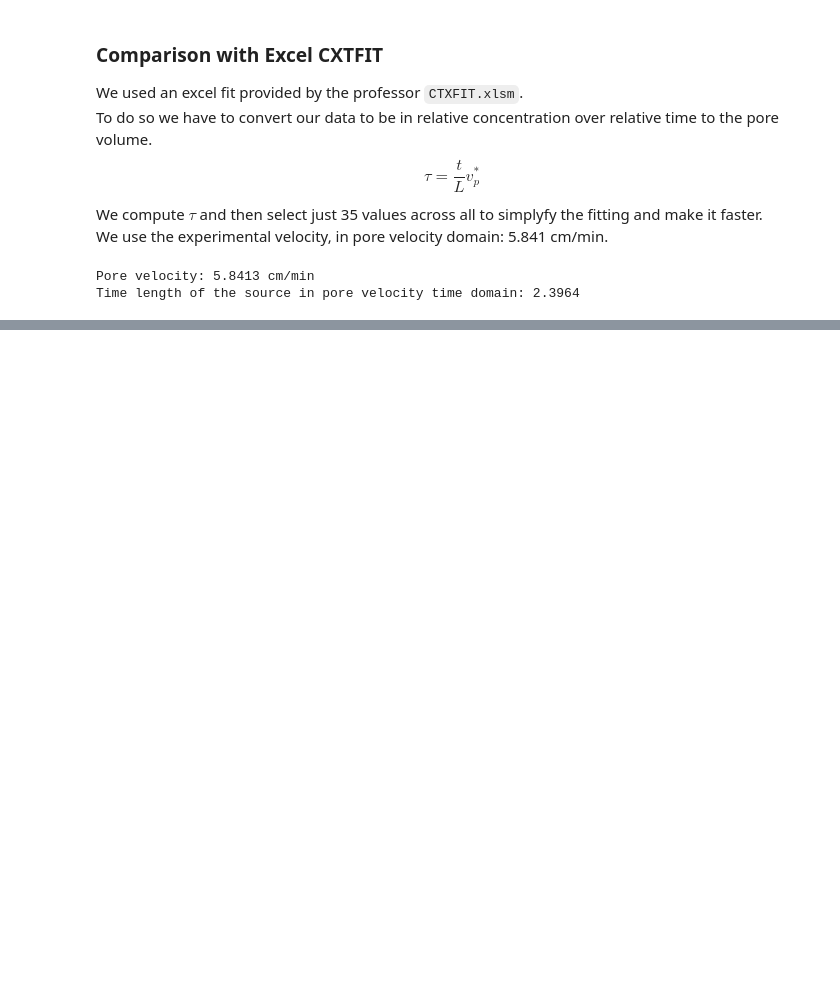
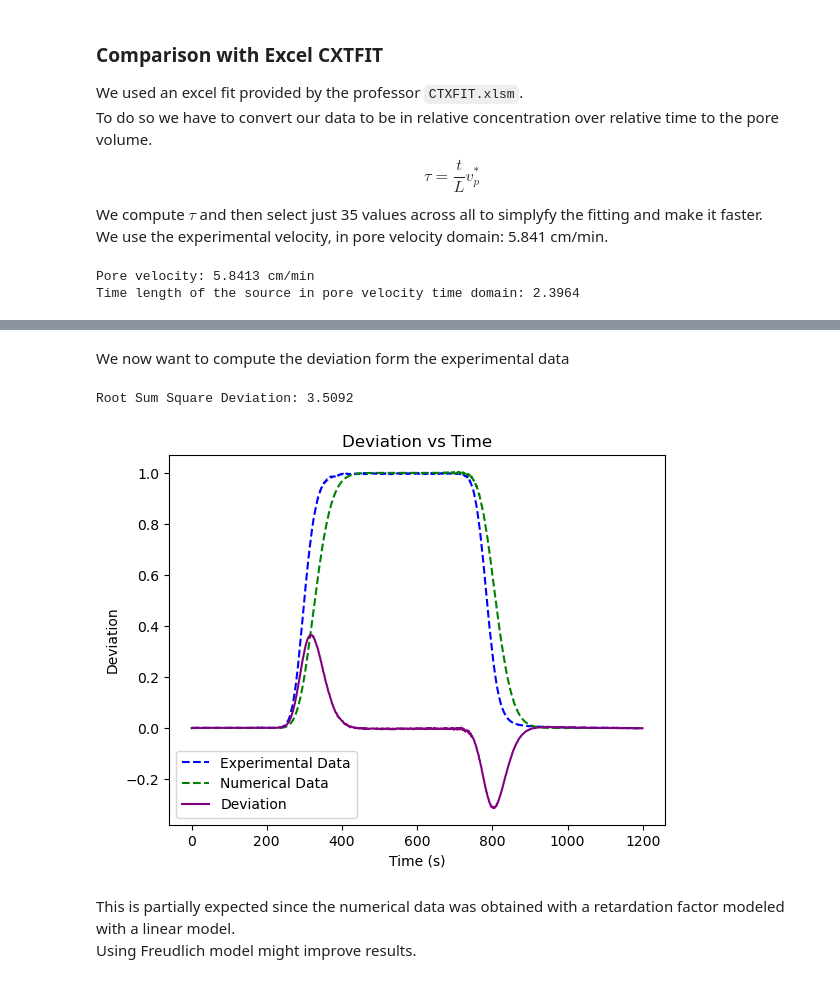
Before and after one commit to simo-pagliu/Magistrale, a Jupyter notebook: Transport of Radioactive Contaminants/Transport.ipynb, the cells around one changed output, grey strips where cells are left out. Drawn from its saved outputs; the diff is of its cells as text; code cells hidden in the pictures; blank space fills up the shorter version.

```diff
--- a/Transport of Radioactive Contaminants/Transport.ipynb
+++ b/Transport of Radioactive Contaminants/Transport.ipynb
@@ -371,0 +403,29 @@ Time length of the source in pore velocity time domain: 2.3964
+# %% [markdown]
+We now want to compute the deviation form the experimental data
+# %%
+# For each time compute the discrepancy between the two data sets
+deviation = []
+for i in range(len(Concentration)):
+    if Concentration[i]:
+        diff = abs(Concentration[i] - numerical[i])
+        deviation.append(diff)
+root_sum_square = np.sqrt(np.sum(np.array(deviation)**2))
+print(f"Root Sum Square Deviation: {(root_sum_square):.4f}")
+# %% [output]
+Root Sum Square Deviation: 3.5092
+# %%
+deviation = (np.array(Concentration) - np.array(numerical) )
+# Plot the deviation
+plt.plot(Concentration,'--', label='Experimental Data', color='blue')
+plt.plot(numerical,'--', label='Numerical Data', color='green')
+plt.plot(deviation, label='Deviation', color='purple')
+plt.xlabel('Time (s)')
+plt.ylabel('Deviation')
+plt.title('Deviation vs Time')
+plt.legend()
+plt.show()
+# %% [output]
+[figure, added]
+# %% [markdown]
+This is partially expected since the numerical data was obtained with a retardation factor modeled with a linear model.
+Using Freudlich model might improve results.
```
Also changed, not shown: parts of 4 cells of this notebook, 1 other file.
